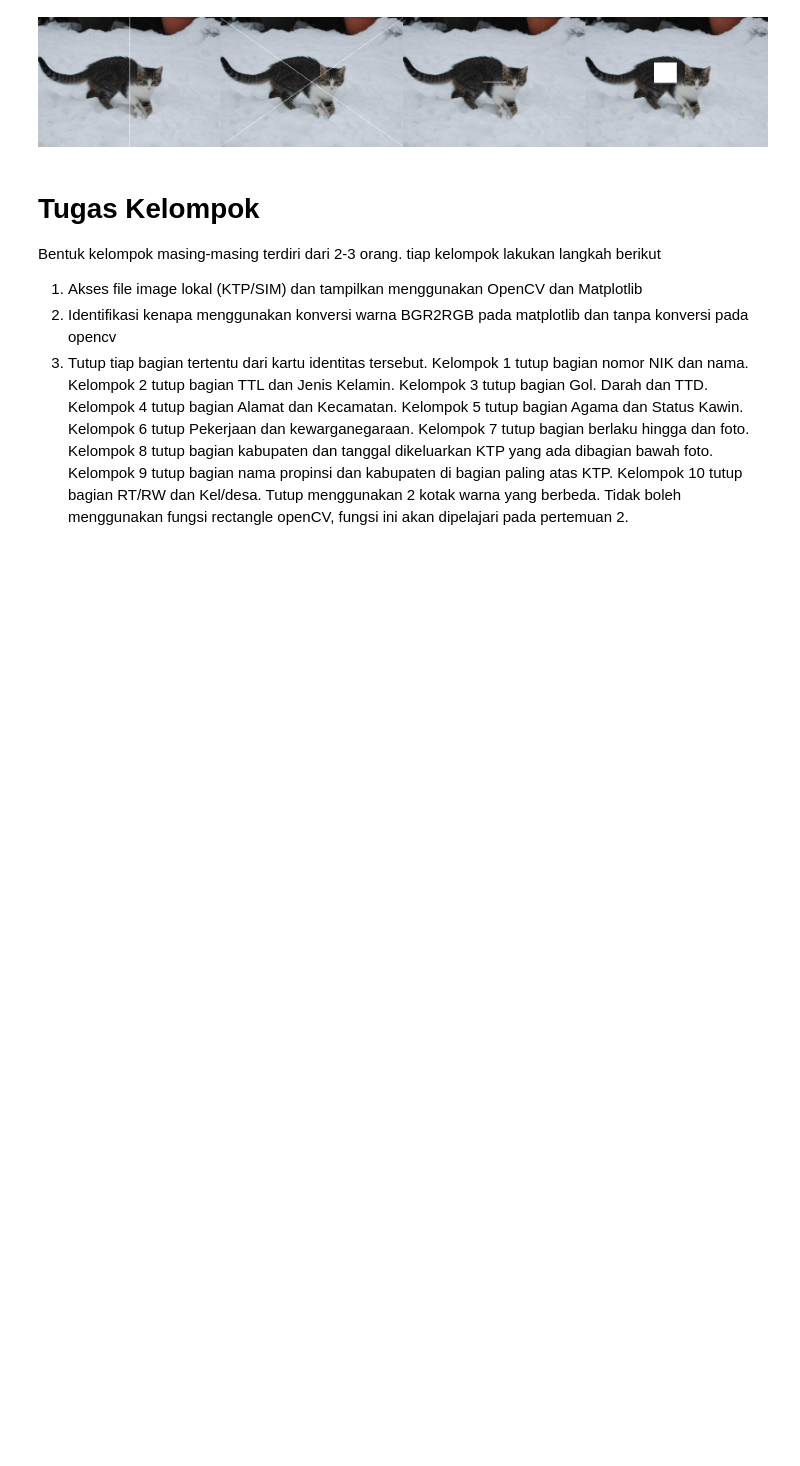
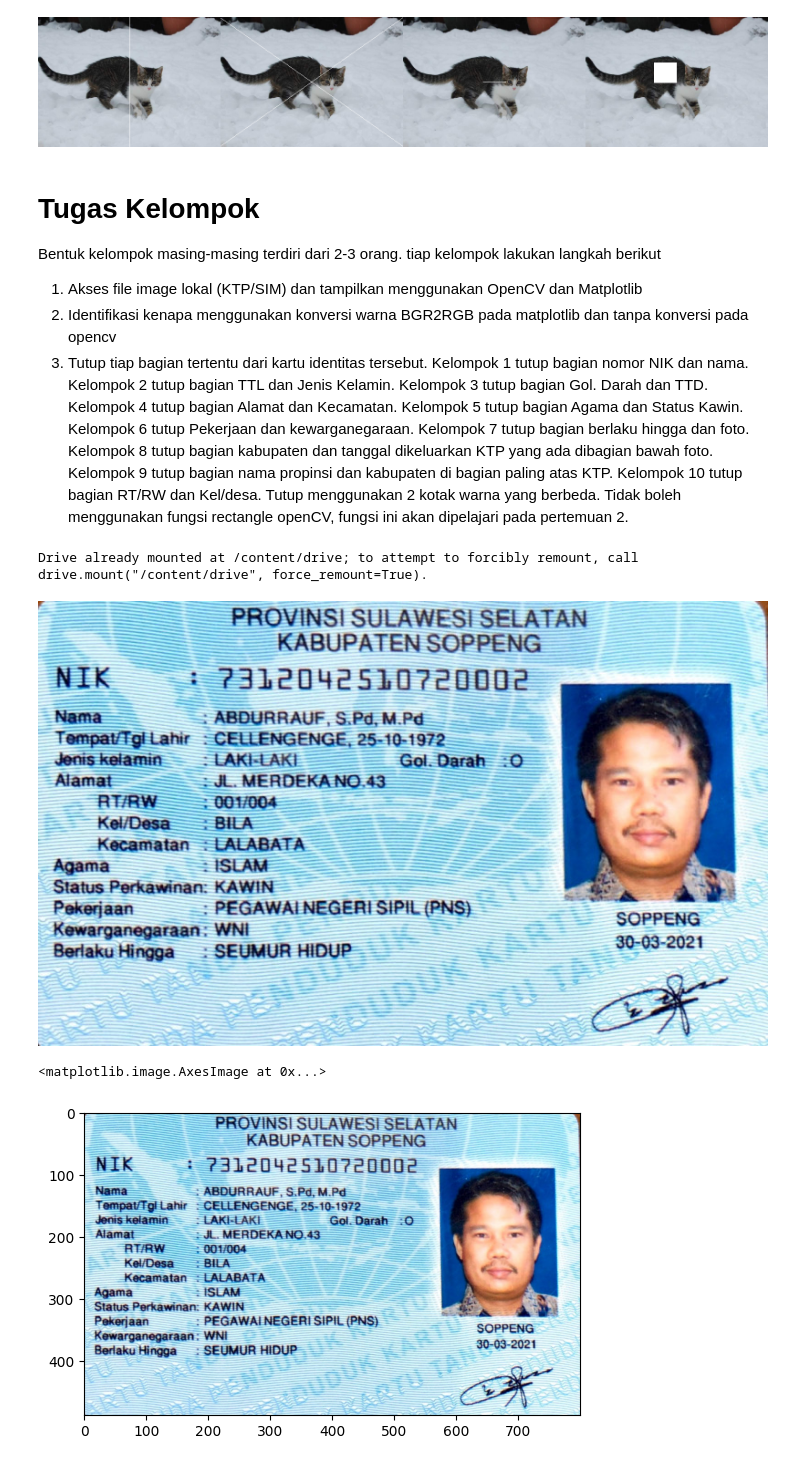
Before and after one commit to FaisAkbar/PCVK_Ganjil_2023, a Jupyter notebook: Pertemuan1.ipynb, the cells around one changed output. Drawn from its saved outputs; the diff is of its cells as text; code cells hidden in the pictures; blank space fills up the shorter version.

```diff
--- a/Pertemuan1.ipynb
+++ b/Pertemuan1.ipynb
@@ -146,3 +146,17 @@ Bentuk kelompok masing-masing terdiri dari 2-3 orang. tiap kelompok lakukan lang
 1.  Akses file image lokal (KTP/SIM) dan tampilkan menggunakan OpenCV dan Matplotlib
 2.	Identifikasi kenapa menggunakan konversi warna BGR2RGB pada matplotlib dan tanpa konversi pada opencv
 3.	Tutup tiap bagian tertentu dari kartu identitas tersebut. Kelompok 1 tutup bagian nomor NIK dan nama. Kelompok 2 tutup bagian TTL dan Jenis Kelamin. Kelompok 3 tutup bagian Gol. Darah dan TTD. Kelompok 4 tutup bagian Alamat dan Kecamatan. Kelompok 5 tutup bagian Agama dan Status Kawin. Kelompok 6 tutup Pekerjaan dan kewarganegaraan. Kelompok 7 tutup bagian berlaku hingga dan foto. Kelompok 8 tutup bagian kabupaten dan tanggal dikeluarkan KTP yang ada dibagian bawah foto. Kelompok 9 tutup bagian nama propinsi dan kabupaten di bagian paling atas KTP. Kelompok 10 tutup bagian RT/RW dan Kel/desa. Tutup menggunakan 2 kotak warna yang berbeda. Tidak boleh menggunakan fungsi rectangle openCV, fungsi ini akan dipelajari pada pertemuan 2.
+# %%
+from google.colab import drive
+drive.mount('/content/drive')
+# %% [output]
+Drive already mounted at /content/drive; to attempt to forcibly remount, call drive.mount("/content/drive", force_remount=True).
+# %%
+image_6 = cv.imread('/content/drive/MyDrive/PCVK/P1/KTP.jpeg')
+image_7 = cv.cvtColor(image_6, cv.COLOR_BGR2RGB)
+cv2_imshow(image_6)
+plt.imshow(image_7)
+# %% [output]
+[figure, added]
+<matplotlib.image.AxesImage at 0x...>
+[figure, added]
```
Also changed, not shown: parts of 2 cells of this notebook.
